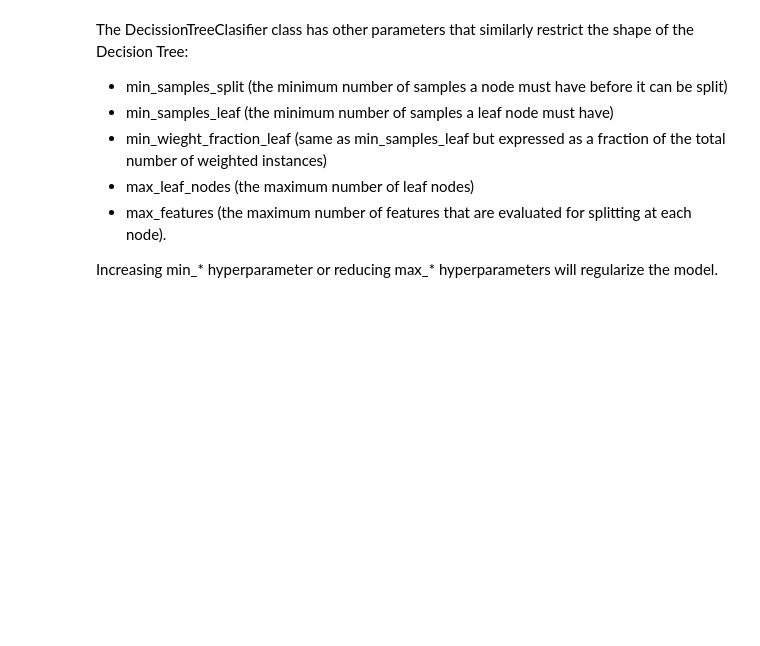
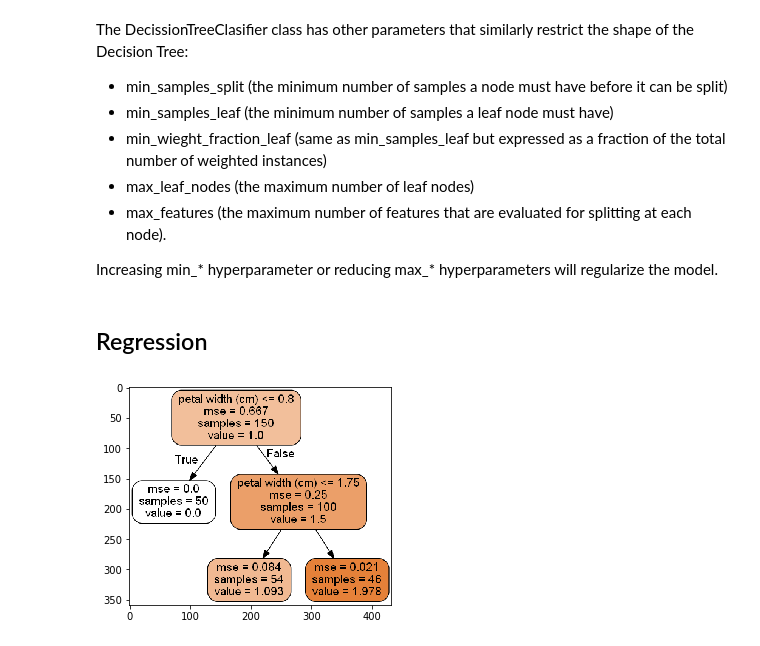
Before and after one commit to saguillo2000/Hands-On-ML-Notes, a Jupyter notebook: Chapter6.ipynb, the cells around one changed output. Cells and saved outputs as stored; diff of their text form; code cells hidden in the pictures; blank space fills up the shorter version.

```diff
--- a/Chapter6.ipynb
+++ b/Chapter6.ipynb
@@ -109,3 +109,24 @@ The DecissionTreeClasifier class has other parameters that similarly restrict th
 - max_features (the maximum number of features that are evaluated for splitting at each node).
 
 Increasing min_* hyperparameter or reducing max_* hyperparameters will regularize the model.
+# %% [markdown]
+## Regression
+# %%
+from sklearn.tree import DecisionTreeRegressor
+
+tree_reg = DecisionTreeRegressor(max_depth=2)
+tree_reg.fit(X, y)
+
+export_graphviz(
+        tree_reg,
+        out_file="iris_reg.dot",
+        feature_names=iris.feature_names[2:],
+        class_names=iris.target_names,
+        rounded=True,
+        filled=True
+    )
+img=mpimg.imread('name.png')
+imgplot = plt.imshow(img)
+plt.show()
+# %% [output]
+[figure, added]
```
Also changed, not shown: parts of 3 cells of this notebook.
